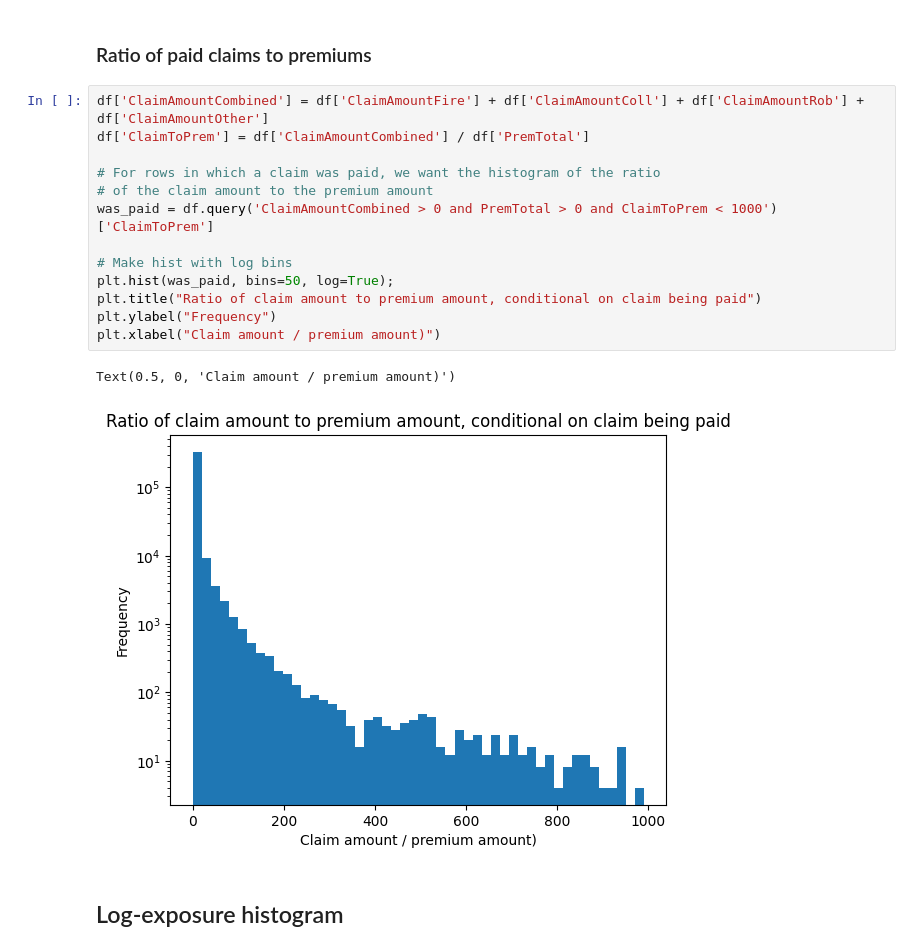
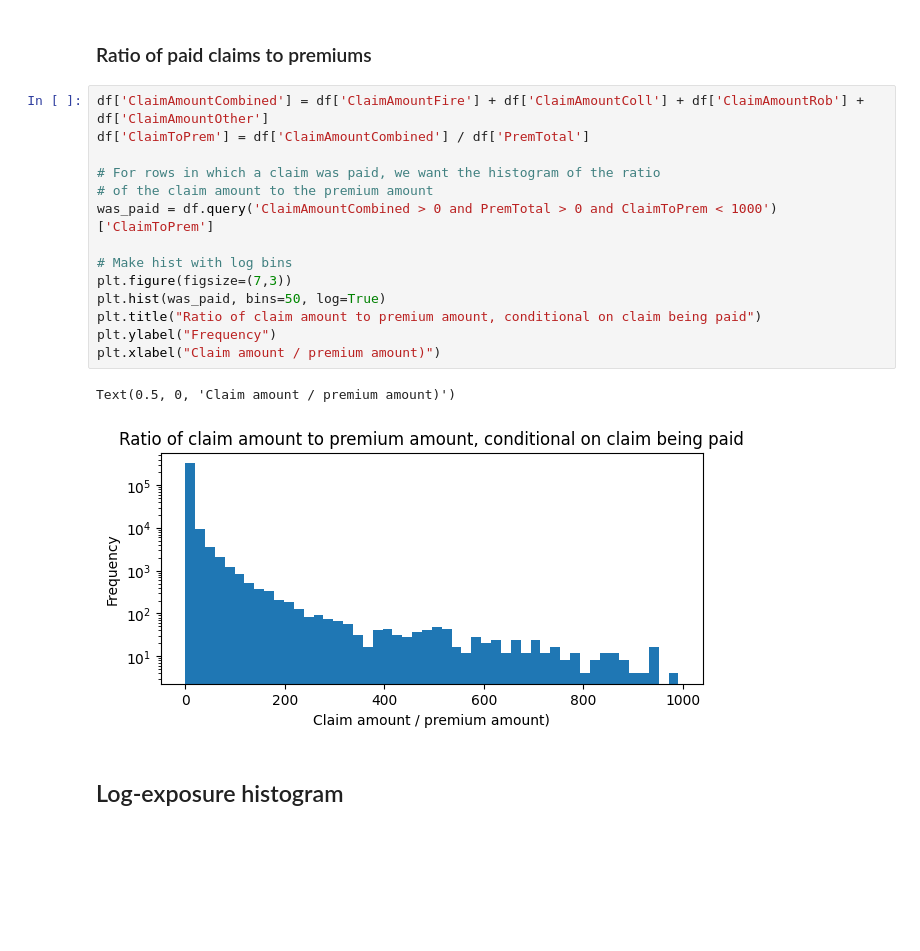
Before and after one commit to ckrapu/bayes-at-scale, a Jupyter notebook: 00-data-cleaning.ipynb, the cells around one changed output. Drawn from its saved outputs; the diff is of its cells as text; blank space fills up the shorter version.

```diff
--- a/00-data-cleaning.ipynb
+++ b/00-data-cleaning.ipynb
@@ -183,19 +171,20 @@ Name: PremToExpos, dtype: float64
 # %%
 df['ClaimAmountCombined'] = df['ClaimAmountFire'] + df['ClaimAmountColl'] + df['ClaimAmountRob'] + df['ClaimAmountOther']
 df['ClaimToPrem'] = df['ClaimAmountCombined'] / df['PremTotal']
 
 # For rows in which a claim was paid, we want the histogram of the ratio
 # of the claim amount to the premium amount
 was_paid = df.query('ClaimAmountCombined > 0 and PremTotal > 0 and ClaimToPrem < 1000')['ClaimToPrem']
 
 # Make hist with log bins
-plt.hist(was_paid, bins=50, log=True);
+plt.figure(figsize=(7,3))
+plt.hist(was_paid, bins=50, log=True)
 plt.title("Ratio of claim amount to premium amount, conditional on claim being paid")
 plt.ylabel("Frequency")
 plt.xlabel("Claim amount / premium amount)")
 # %% [output]
 Text(0.5, 0, 'Claim amount / premium amount)')
-[figure, old version]
+[figure, new version]
 # %% [markdown]
 ## Log-exposure histogram
 # %%
```
Also changed, not shown: parts of 8 cells of this notebook.
